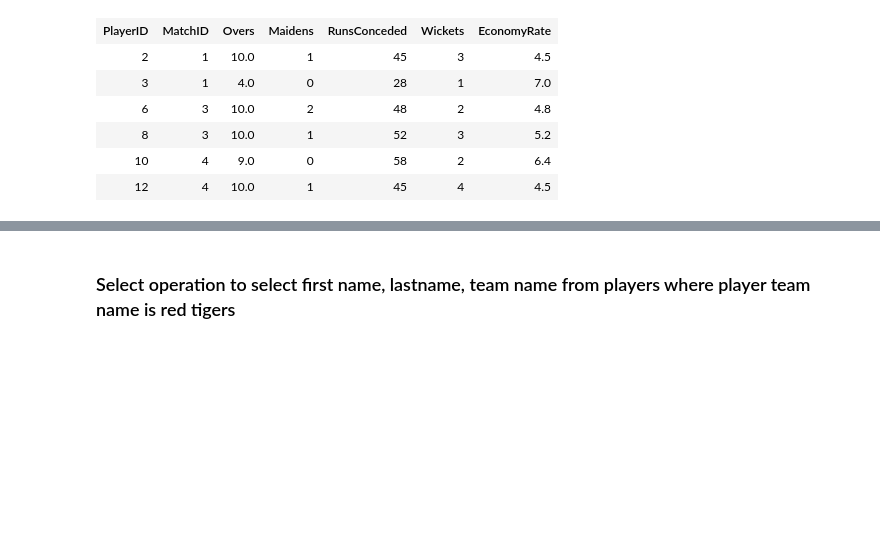
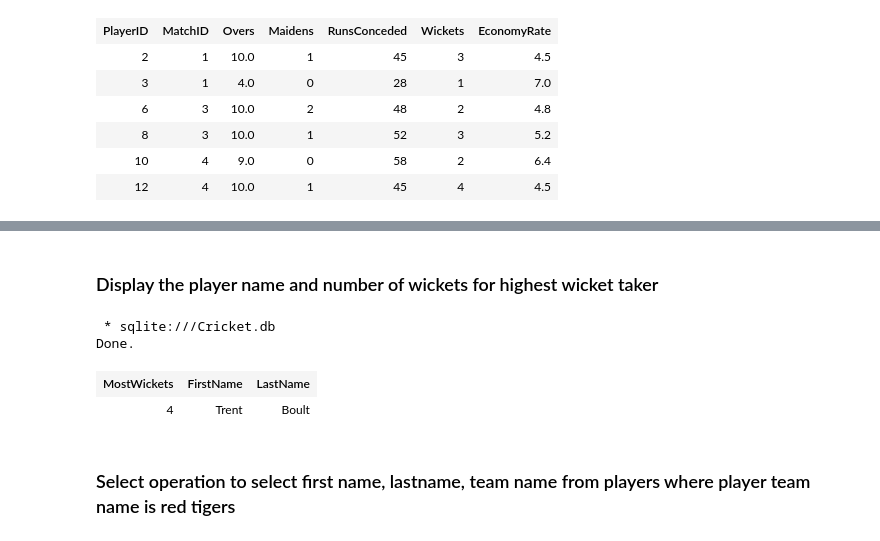
Before and after one commit to swarrup17/InternSQL, a Jupyter notebook: sqlpractice.ipynb, the cells around one changed output, grey strips where cells are left out. Drawn from its saved outputs; the diff is of its cells as text; code cells hidden in the pictures; blank space fills up the shorter version.

```diff
--- a/sqlpractice.ipynb
+++ b/sqlpractice.ipynb
@@ -599,3 +629,14 @@ Done.
+# %% [markdown]
+### Display the player name and number of wickets for highest wicket taker
+# %%
+%%sql
+SELECT max(b.wickets) as MostWickets, p.firstname, p.lastname from BowlingStats b
+JOIN Players p on b.playerid = p.playerid
+# %% [output]
+ * sqlite:///Cricket.db
+Done.
+| MostWickets | FirstName | LastName |
+| 4 | Trent | Boult |
 # %% [markdown]
 ### Select operation to select first name, lastname, team name from players where player team name is red tigers
 # %%
```
Also changed, not shown: parts of 4 cells of this notebook, 2 other files.
